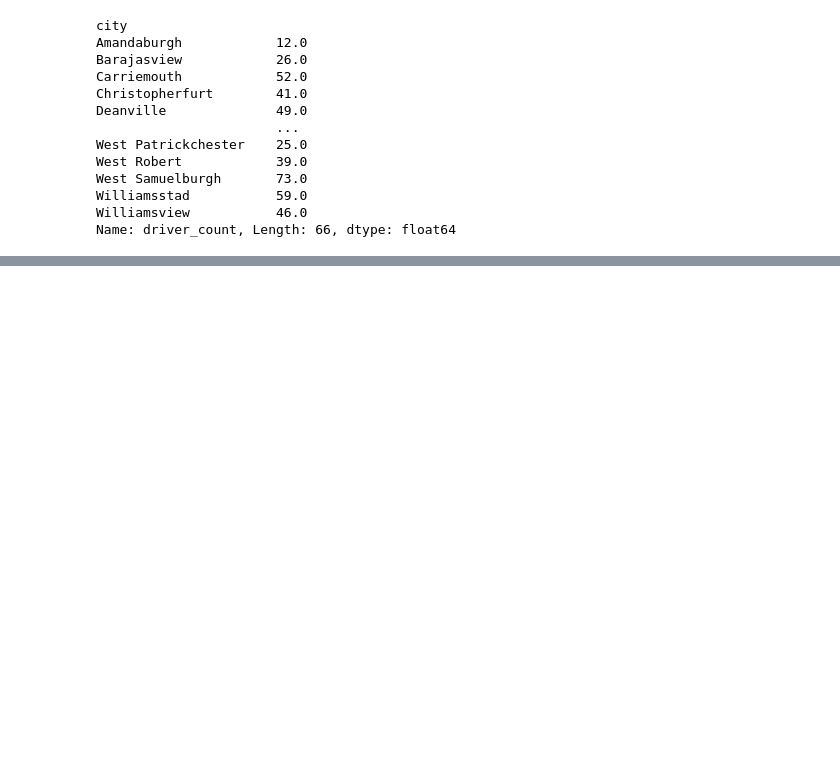
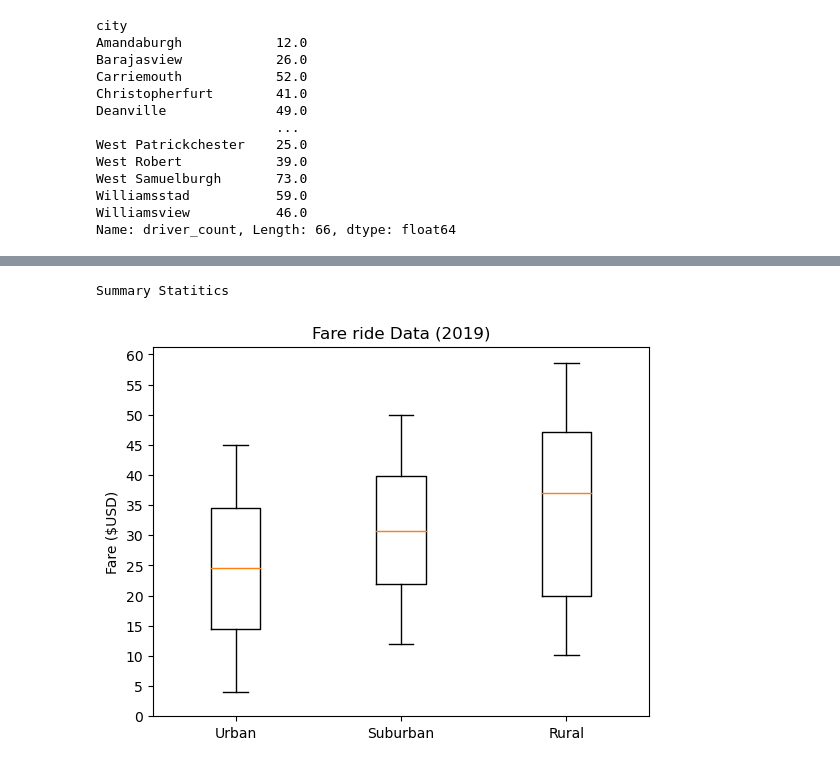
Before and after one commit to ericksonvo/PyBer_Analysis, a Jupyter notebook: PyBer.ipynb, the cells around one changed output, grey strips where cells are left out. Saved outputs shown, nothing was run; the diff lists cells and outputs as text; code cells hidden in the pictures; blank space fills up the shorter version.

```diff
--- a/PyBer.ipynb
+++ b/PyBer.ipynb
@@ -412,0 +516,3 @@ plt.savefig("./Fig1.png")
+# %%
+suburban_fares=suburbanC_df["fare"]
+suburban_fares.head()
@@ -412,0 +526,4 @@ plt.savefig("./Fig1.png")
+# %%
+rural_fares=ruralC_df["fare"]
+
+rural_fares.head()
@@ -412,0 +692,26 @@ plt.savefig("./Fig1.png")
+# %%
+#create box and whiskers plot for all cities for fare
+
+x_labels=["Urban","Suburban","Rural"]
+
+fare_data=[urban_fares,suburban_fares,rural_fares]
+fig, ax = plt.subplots()
+
+ax.boxplot(fare_data, labels=x_labels)
+
+#create title and labels
+
+ax.set_title("Fare ride Data (2019)")
+
+ax.set_ylabel("Fare ($USD)")
+
+ax.set_yticks(np.arange(0,65,step=5))
+
+#save file
+
+plt.savefig("./Fig3.png")
+
+print("Summary Statitics")
+# %% [output]
+Summary Statitics
+[figure, added]
```
Also changed, not shown: parts of 37 cells of this notebook, 3 other files.
